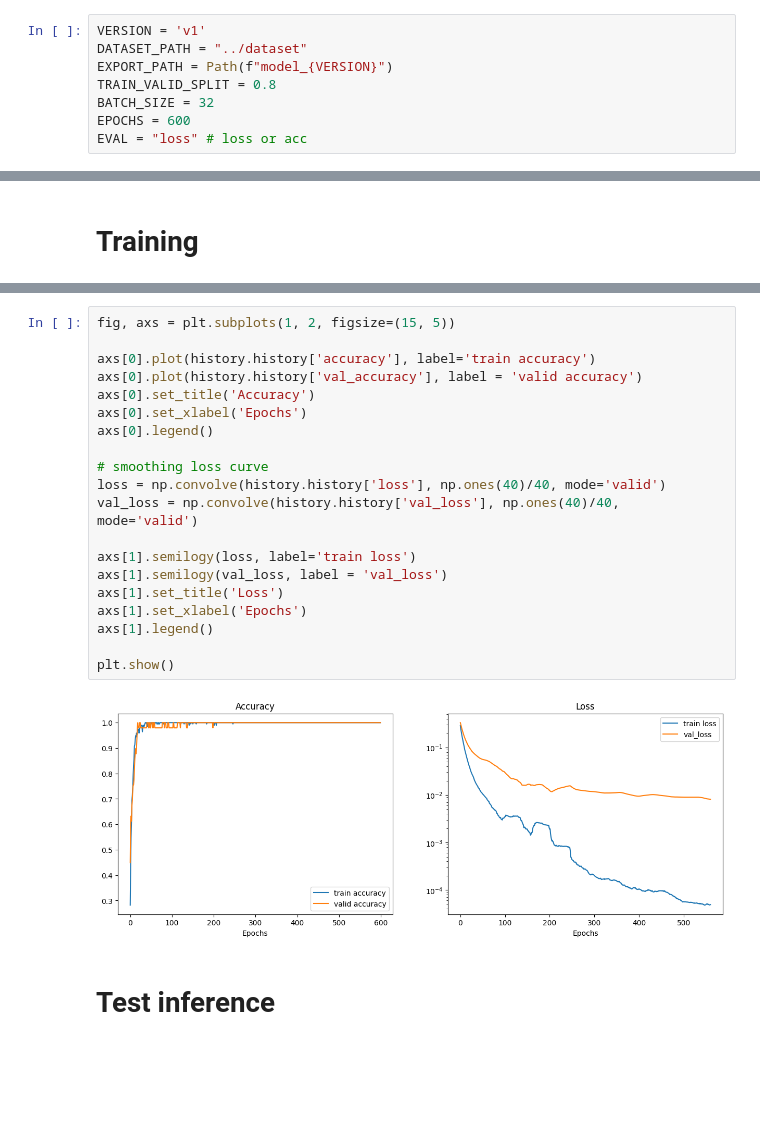
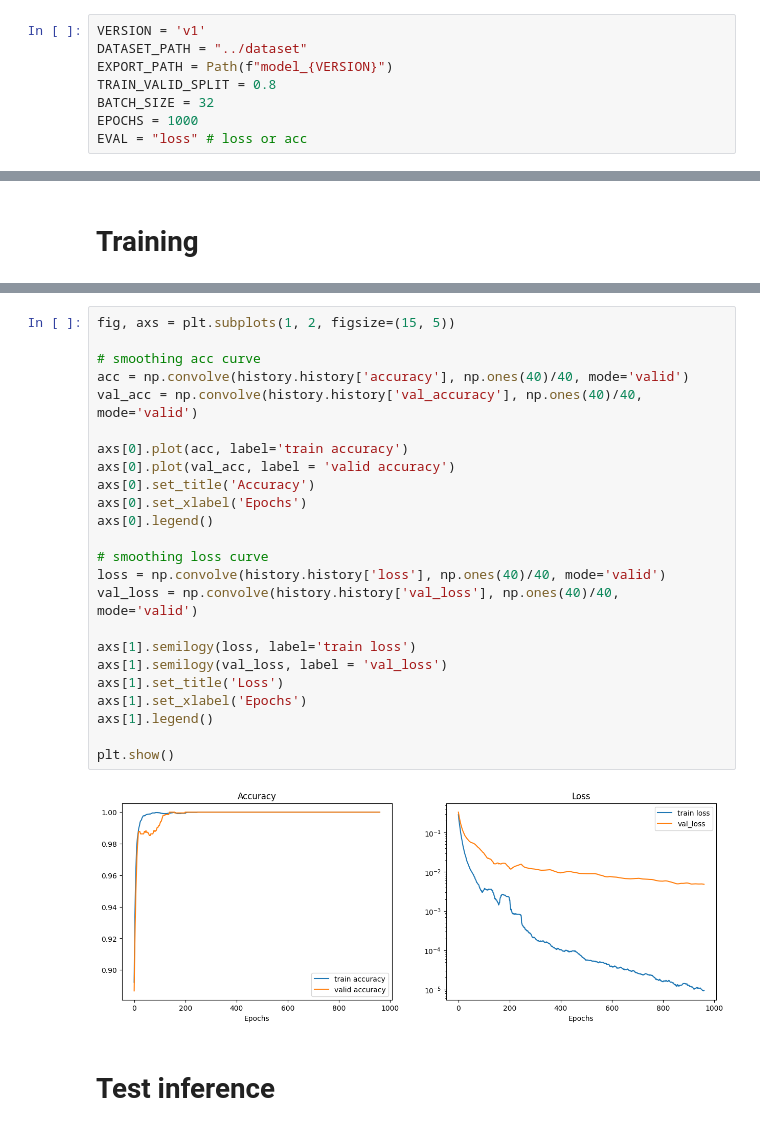
Before and after one commit to Fexcatta/SmartTennisRacket, a Jupyter notebook: model_tf/training.ipynb, the cells around one changed output, grey strips where cells are left out. Saved outputs shown, nothing was run; the diff lists cells and outputs as text; blank space fills up the shorter version.

Commit message:
Few improvements to training notebook

```diff
--- a/model_tf/training.ipynb
+++ b/model_tf/training.ipynb
@@ -17,7 +17,7 @@ DATASET_PATH = "../dataset"
 EXPORT_PATH = Path(f"model_{VERSION}")
 TRAIN_VALID_SPLIT = 0.8
 BATCH_SIZE = 32
-EPOCHS = 600
+EPOCHS = 1000
 EVAL = "loss" # loss or acc
 # %%
 def show_sample(sample, label):
@@ -164,25 +165,29 @@ Valid | Loss: 0.0077, Acc: 100.0%
 # %%
 fig, axs = plt.subplots(1, 2, figsize=(15, 5))
 
-axs[0].plot(history.history['accuracy'], label='train accuracy')
-axs[0].plot(history.history['val_accuracy'], label = 'valid accuracy')
+# smoothing acc curve
+acc = np.convolve(history.history['accuracy'], np.ones(40)/40, mode='valid')
+val_acc = np.convolve(history.history['val_accuracy'], np.ones(40)/40, mode='valid')
+
+axs[0].plot(acc, label='train accuracy')
+axs[0].plot(val_acc, label = 'valid accuracy')
 axs[0].set_title('Accuracy')
 axs[0].set_xlabel('Epochs')
 axs[0].legend()
 
 # smoothing loss curve
 loss = np.convolve(history.history['loss'], np.ones(40)/40, mode='valid')
 val_loss = np.convolve(history.history['val_loss'], np.ones(40)/40, mode='valid')
 
 axs[1].semilogy(loss, label='train loss')
 axs[1].semilogy(val_loss, label = 'val_loss')
 axs[1].set_title('Loss')
 axs[1].set_xlabel('Epochs')
 axs[1].legend()
 
 plt.show()
 # %% [output]
-[figure, old version]
+[figure, new version]
 # %% [markdown]
 # Test inference
 # %%
```
Also changed, not shown: parts of 9 cells of this notebook.
